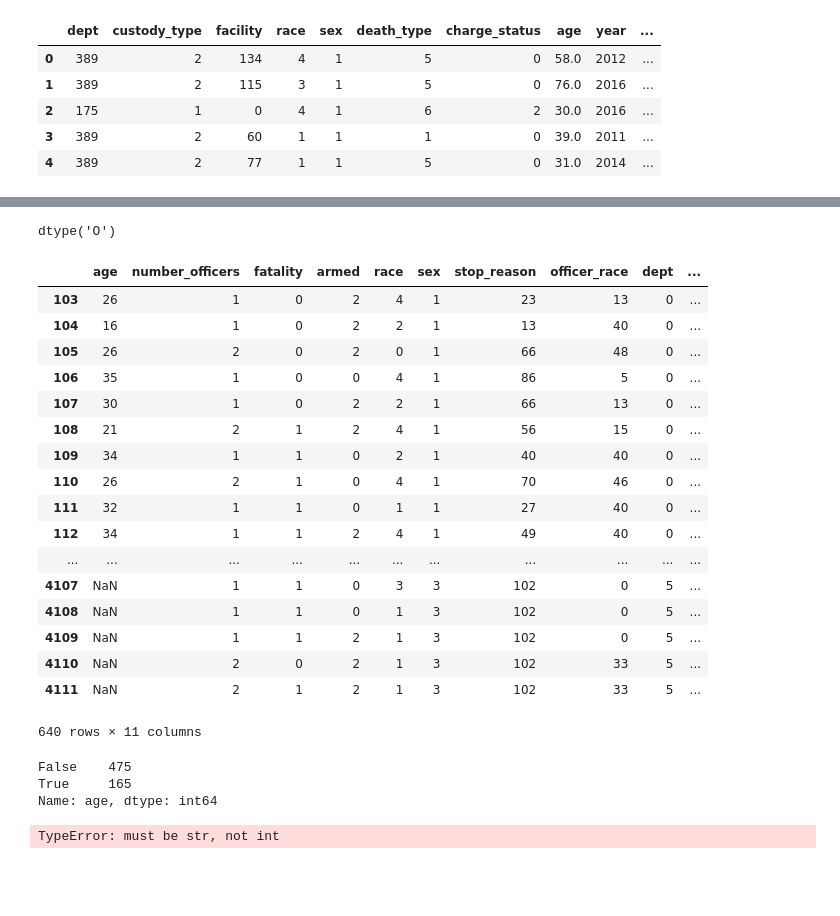
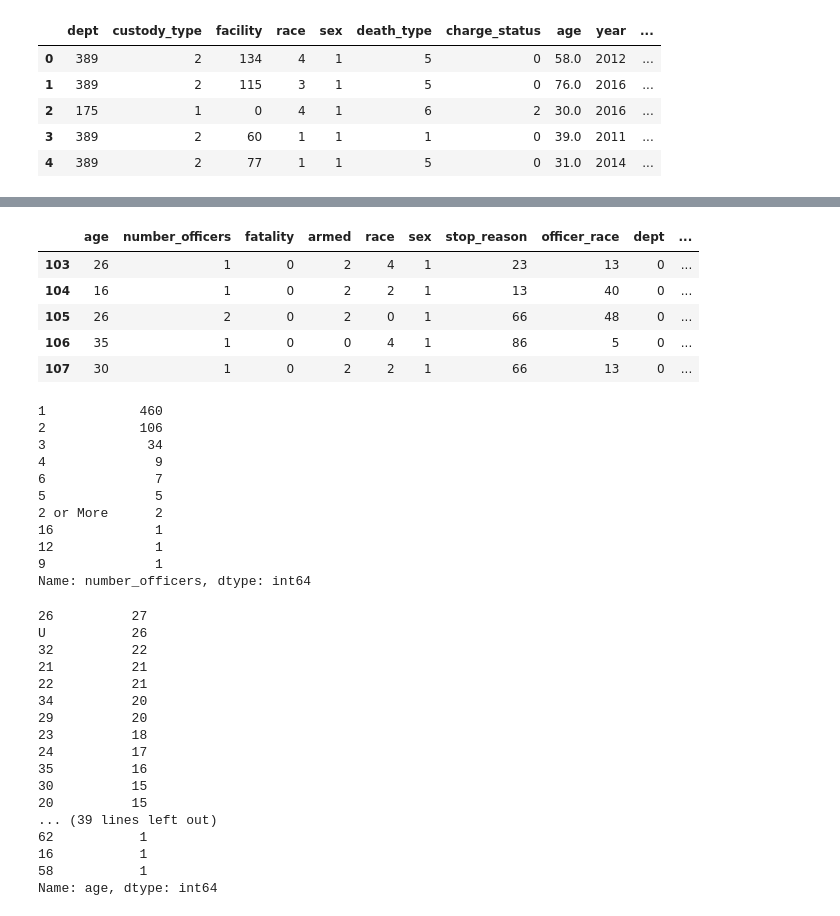
Before and after one commit to circushaase/Capstone2, a Jupyter notebook: data_explore.ipynb, the cells around one changed output, grey strips where cells are left out. Saved outputs shown, nothing was run; the diff lists cells and outputs as text; code cells hidden in the pictures; blank space fills up the shorter version.

Commit message:
Attempt to replace not Int values

```diff
--- a/data_explore.ipynb
+++ b/data_explore.ipynb
@@ -903,7 +846,3 @@ Name: SubjectAge, Length: 475, dtype: object
-# %%
-agemean.SubjectAge.dtype
-# %% [output]
-dtype('O')
 # %%
 # Convert the categorical inputs of data features/columns in "shoot" df to numerical nature
 from sklearn.preprocessing import LabelEncoder
@@ -926,33 +865,45 @@ newshoot['dept']= numeric.fit_transform(shoot['Department'].astype('str'))
 newshoot['year'] = pd.DatetimeIndex(shoot['Date']).year
 newshoot['month'] = pd.DatetimeIndex(shoot['Date']).month
 # %%
-newshoot
+newshoot.head()
 # %% [output]
 |  | age | number_officers | fatality | armed | race | sex | stop_reason | officer_race | dept | ... |
 | 103 | 26 | 1 | 0 | 2 | 4 | 1 | 23 | 13 | 0 | ... |
 | 104 | 16 | 1 | 0 | 2 | 2 | 1 | 13 | 40 | 0 | ... |
 | 105 | 26 | 2 | 0 | 2 | 0 | 1 | 66 | 48 | 0 | ... |
 | 106 | 35 | 1 | 0 | 0 | 4 | 1 | 86 | 5 | 0 | ... |
 | 107 | 30 | 1 | 0 | 2 | 2 | 1 | 66 | 13 | 0 | ... |
-| 108 | 21 | 2 | 1 | 2 | 4 | 1 | 56 | 15 | 0 | ... |
-| 109 | 34 | 1 | 1 | 0 | 2 | 1 | 40 | 40 | 0 | ... |
-| 110 | 26 | 2 | 1 | 0 | 4 | 1 | 70 | 46 | 0 | ... |
-| 111 | 32 | 1 | 1 | 0 | 1 | 1 | 27 | 40 | 0 | ... |
-| 112 | 34 | 1 | 1 | 2 | 4 | 1 | 49 | 40 | 0 | ... |
-| ... | ... | ... | ... | ... | ... | ... | ... | ... | ... | ... |
-| 4107 | NaN | 1 | 1 | 0 | 3 | 3 | 102 | 0 | 5 | ... |
-| 4108 | NaN | 1 | 1 | 0 | 1 | 3 | 102 | 0 | 5 | ... |
-| 4109 | NaN | 1 | 1 | 2 | 1 | 3 | 102 | 0 | 5 | ... |
-| 4110 | NaN | 2 | 0 | 2 | 1 | 3 | 102 | 33 | 5 | ... |
-| 4111 | NaN | 2 | 1 | 2 | 1 | 3 | 102 | 33 | 5 | ... |
-640 rows × 11 columns
+# %%
+newshoot.number_officers.value_counts()
+# %% [output]
+1            460
+2            106
+3             34
+4              9
+6              7
+5              5
+2 or More      2
+16             1
+12             1
+9              1
+Name: number_officers, dtype: int64
 # %%
-newshoot.age.isnull().value_counts()
+newshoot.age.value_counts()
 # %% [output]
-False    475
-True     165
+26          27
+U           26
+32          22
+21          21
+22          21
+34          20
+29          20
+23          18
+24          17
+35          16
+30          15
+20          15
+... (39 lines left out)
+62           1
+16           1
+58           1
 Name: age, dtype: int64
-# %%
-newshoot['age'].mean()
-# %% [output]
-TypeError: must be str, not int
```
Also changed, not shown: parts of 9 cells of this notebook, 1 other file.
